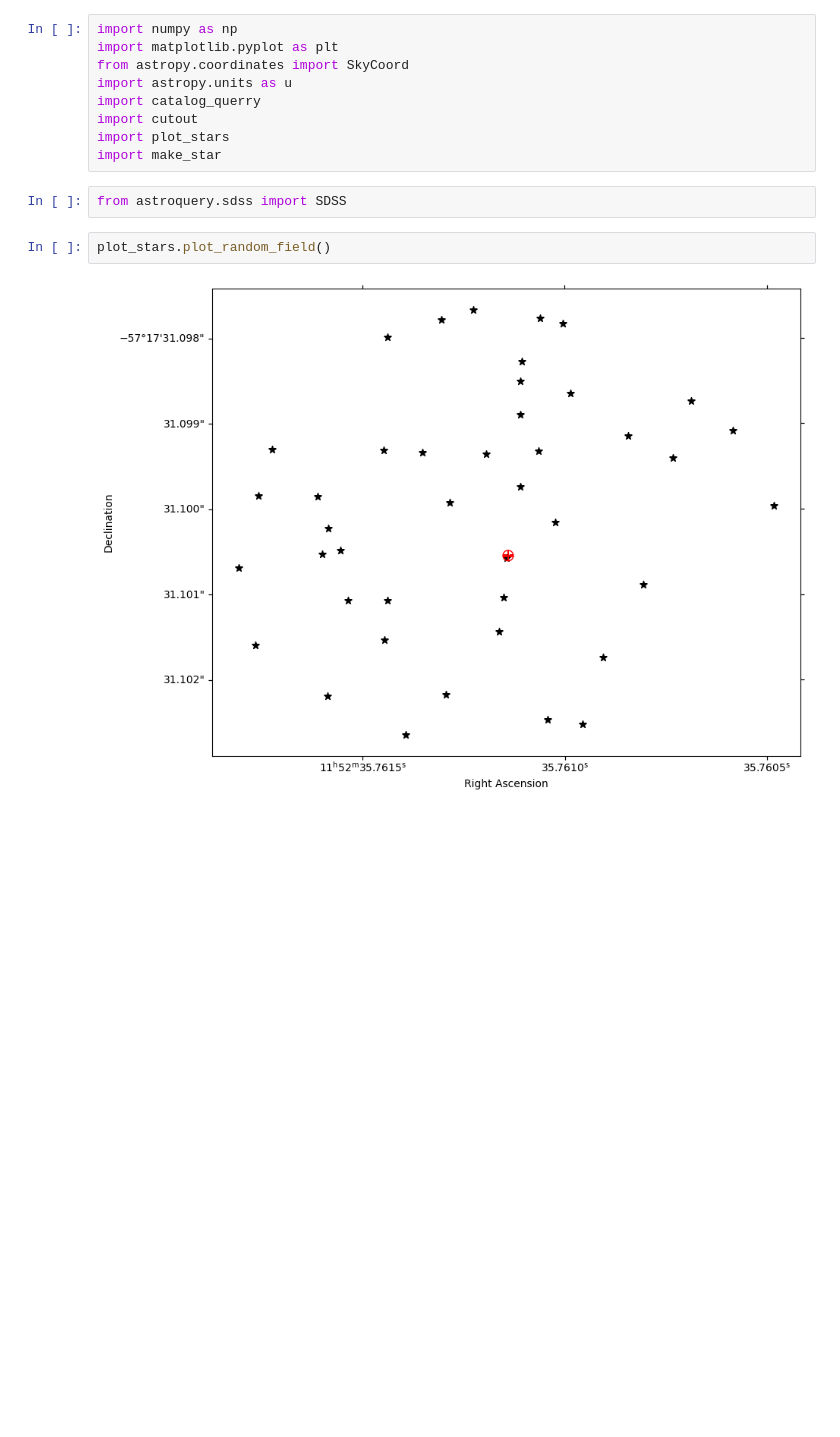
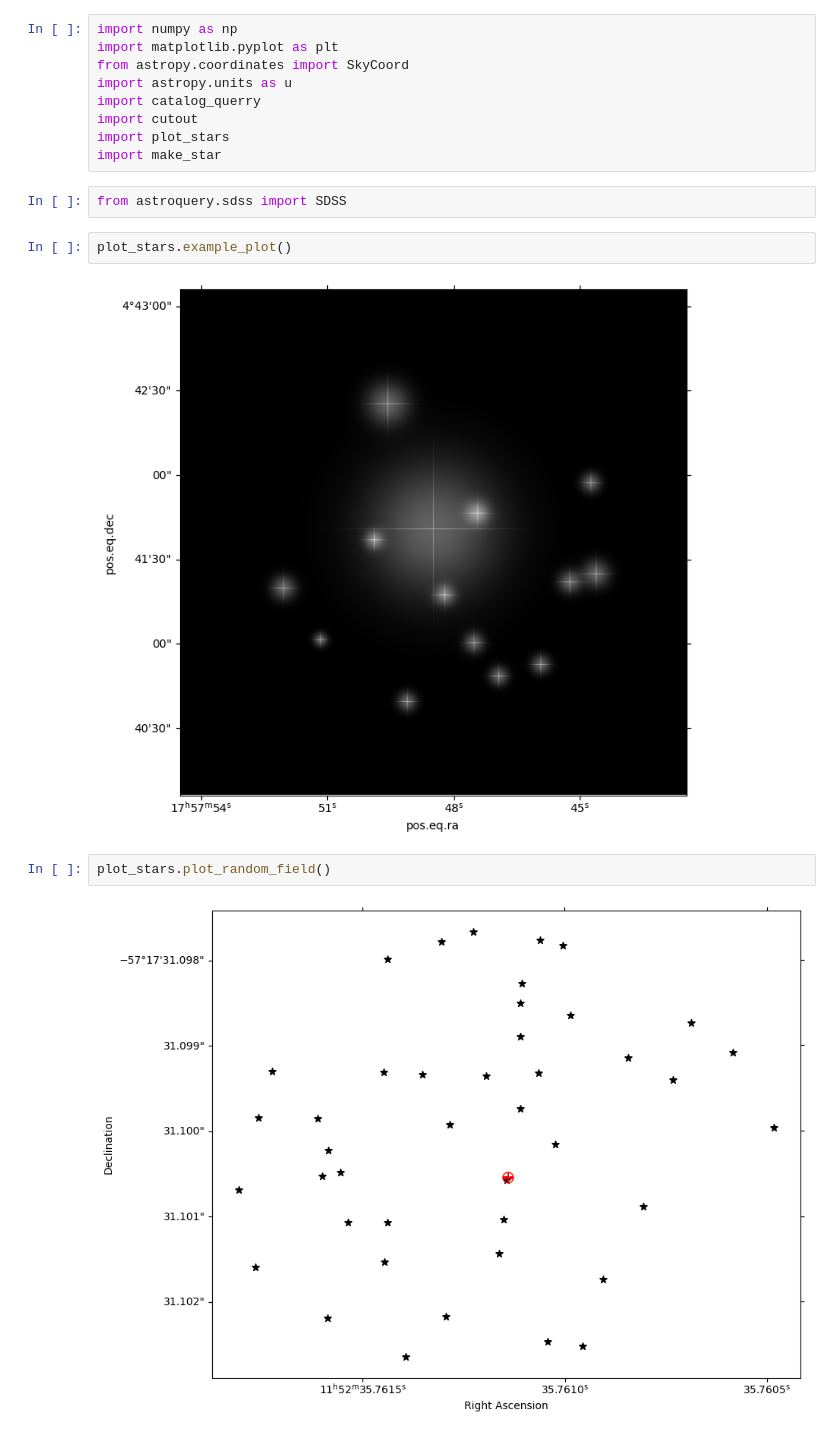
Before and after one commit to SpacialTree/astropixel, a Jupyter notebook: notebooks/plotting.ipynb, the cells around one changed output. Drawn from its saved outputs; the diff is of its cells as text; blank space fills up the shorter version.

```diff
--- a/notebooks/plotting.ipynb
+++ b/notebooks/plotting.ipynb
@@ -13,6 +13,10 @@ import plot_stars
 import make_star
 # %%
 from astroquery.sdss import SDSS
+# %%
+plot_stars.example_plot()
+# %% [output]
+[figure, added]
 # %%
 plot_stars.plot_random_field()
 # %% [output]
```
Also changed, not shown: parts of 10 cells of this notebook.
